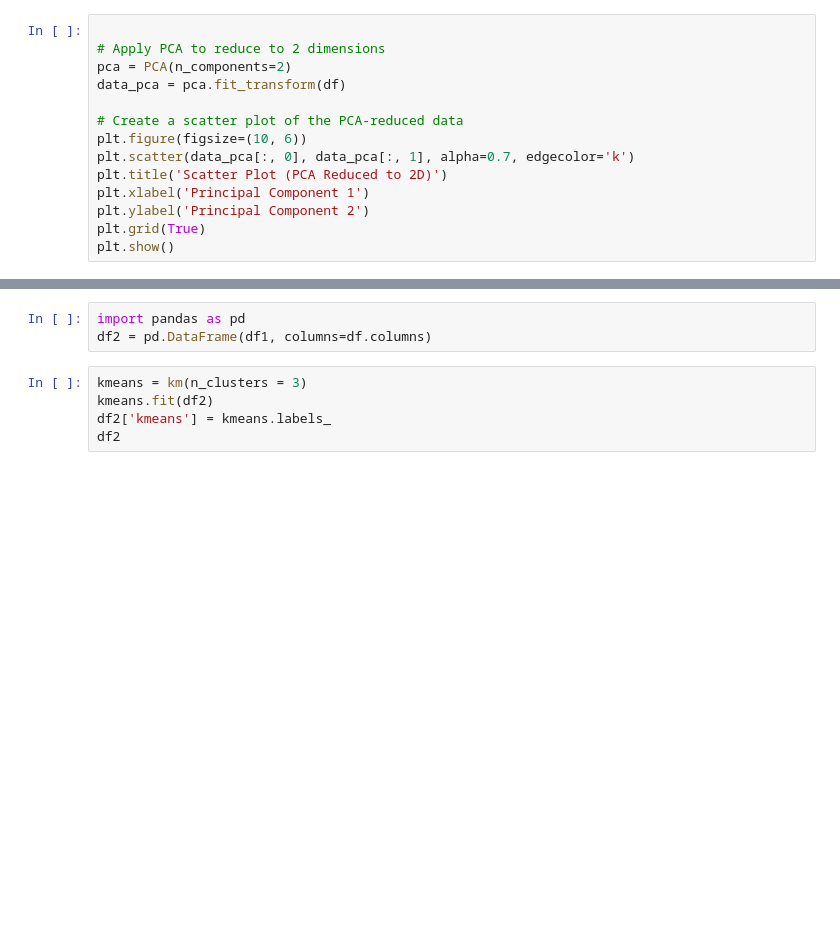
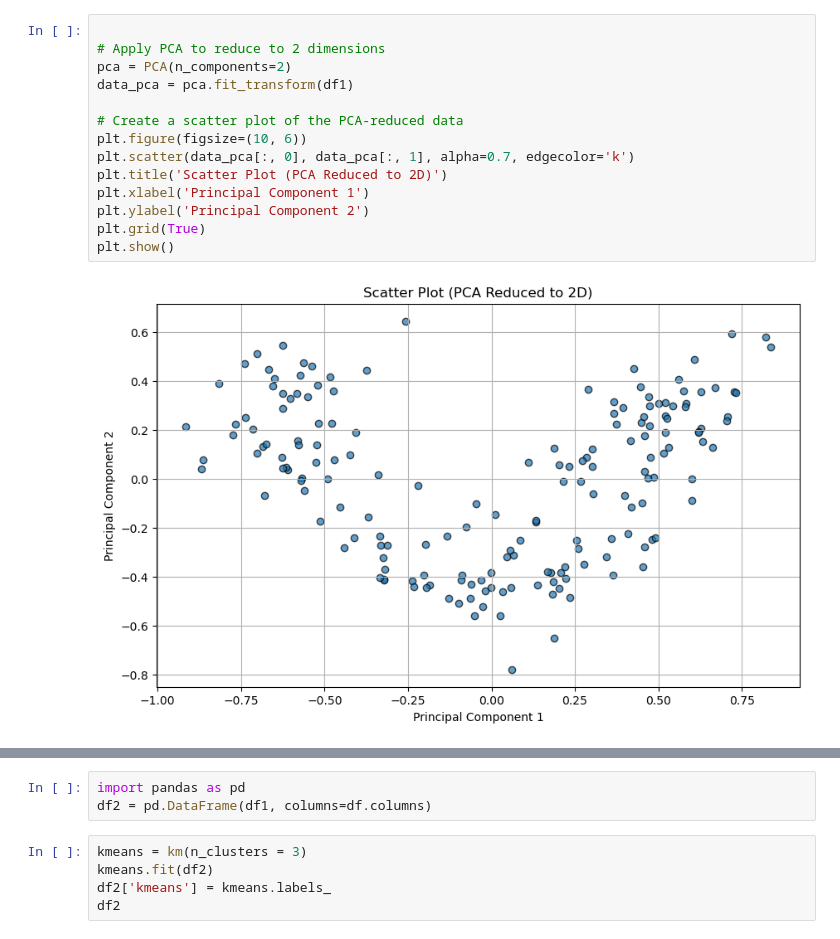
Before and after one commit to harshith1406/Harshith, a Jupyter notebook: Harshith_Clustering.ipynb, the cells around one changed output, grey strips where cells are left out. Cells and saved outputs as stored; diff of their text form; blank space fills up the shorter version.

```diff
--- a/Harshith_Clustering.ipynb
+++ b/Harshith_Clustering.ipynb
@@ -22,17 +62,19 @@ df1
 # %%
 
 # Apply PCA to reduce to 2 dimensions
 pca = PCA(n_components=2)
-data_pca = pca.fit_transform(df)
+data_pca = pca.fit_transform(df1)
 
 # Create a scatter plot of the PCA-reduced data
 plt.figure(figsize=(10, 6))
 plt.scatter(data_pca[:, 0], data_pca[:, 1], alpha=0.7, edgecolor='k')
 plt.title('Scatter Plot (PCA Reduced to 2D)')
 plt.xlabel('Principal Component 1')
 plt.ylabel('Principal Component 2')
 plt.grid(True)
 plt.show()
+# %% [output]
+[figure, added]
 # %%
 def k_means(data, max_k):
     means = []
```
Also changed, not shown: parts of 7 cells of this notebook.
